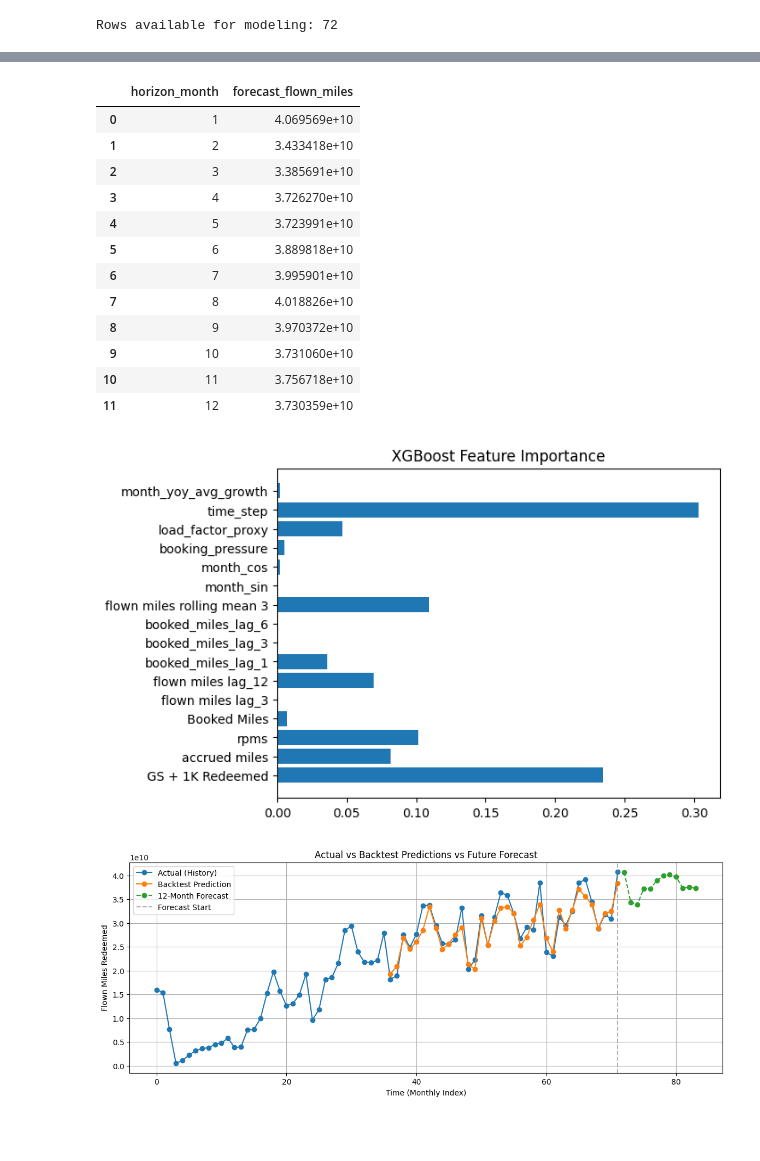
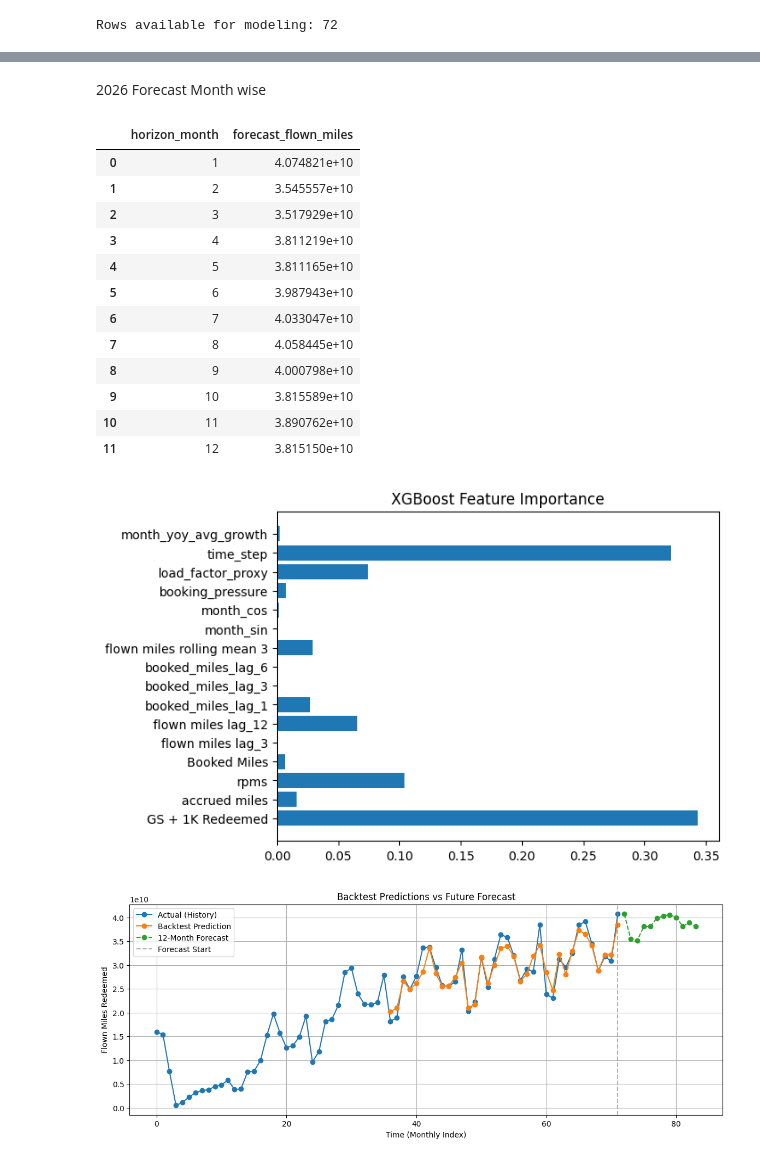
Before and after one commit to kkhushi03/Miles_Forecasting, a Jupyter notebook: Miles_Forecast_XGB/02_miles_forecasting.ipynb, the cells around one changed output, grey strips where cells are left out. Saved outputs shown, nothing was run; the diff lists cells and outputs as text; code cells hidden in the pictures; blank space fills up the shorter version.

```diff
--- a/Miles_Forecast_XGB/02_miles_forecasting.ipynb
+++ b/Miles_Forecast_XGB/02_miles_forecasting.ipynb
@@ -122,8 +124,8 @@ FEATURES = ["GS + 1K Redeemed",
     # "accrued:redeemed",
     "booking_pressure",
     "load_factor_proxy",
-    "time_step"
-    ,"month_yoy_avg_growth"
+    "time_step",
+    "month_yoy_avg_growth"
 ]
 # %%
 df_model = df[FEATURES + [TARGET]].dropna().reset_index(drop=True)
@@ -179,5 +181,5 @@ MAPE: 5.13%
 # %%
-xgb_model = XGBRegressor(
+final_model = XGBRegressor(
     n_estimators=400,
     learning_rate=0.05,
     max_depth=4,
@@ -239,6 +241,8 @@ for h in range(12):
         [df_future, new_row.to_frame().T],
         ignore_index=True
     )
+# %% [markdown]
+2026 Forecast Month wise
 # %%
 forecast_df = pd.DataFrame({
     "horizon_month": range(1, 13),
@@ -246,25 +250,25 @@ forecast_df = pd.DataFrame({
 forecast_df
 # %% [output]
 |  | horizon_month | forecast_flown_miles |
-| 0 | 1 | 4.069569e+10 |
-| 1 | 2 | 3.433418e+10 |
-| 2 | 3 | 3.385691e+10 |
-| 3 | 4 | 3.726270e+10 |
-| 4 | 5 | 3.723991e+10 |
-| 5 | 6 | 3.889818e+10 |
-| 6 | 7 | 3.995901e+10 |
-| 7 | 8 | 4.018826e+10 |
-| 8 | 9 | 3.970372e+10 |
-| 9 | 10 | 3.731060e+10 |
-| 10 | 11 | 3.756718e+10 |
-| 11 | 12 | 3.730359e+10 |
+| 0 | 1 | 4.074821e+10 |
+| 1 | 2 | 3.545557e+10 |
+| 2 | 3 | 3.517929e+10 |
+| 3 | 4 | 3.811219e+10 |
+| 4 | 5 | 3.811165e+10 |
+| 5 | 6 | 3.987943e+10 |
+| 6 | 7 | 4.033047e+10 |
+| 7 | 8 | 4.058445e+10 |
+| 8 | 9 | 4.000798e+10 |
+| 9 | 10 | 3.815589e+10 |
+| 10 | 11 | 3.890762e+10 |
+| 11 | 12 | 3.815150e+10 |
 # %%
 #just testing some important features importance to understand which features are driving the predictions the most
 plt.barh(FEATURES, final_model.feature_importances_)
 plt.title("XGBoost Feature Importance")
 plt.show()
 # %% [output]
-[figure, old version]
+[figure, new version]
 # %%
 # Lengths
 n_total = len(df_model)
@@ -278,22 +282,22 @@ forecast_x = np.arange(n_total, n_total + n_forecast)
 # %%
 plt.figure(figsize=(14,5))
 # Historical actuals
 plt.plot(actual_x, df_model[TARGET].values, label="Actual (History)", marker="o")
 
 # Walk-forward backtest predictions
 plt.plot(backtest_x, predictions, label="Backtest Prediction", marker="o")
 
 # Future forecasts
 plt.plot(forecast_x, future_preds, label="12-Month Forecast", marker="o", linestyle="--")
 
 # Visual separator for forecast start
 plt.axvline(x=n_total - 1, color="gray",linestyle="--", alpha=0.6,label="Forecast Start")
 
-plt.title("Actual vs Backtest Predictions vs Future Forecast")
+plt.title("Backtest Predictions vs Future Forecast")
 plt.xlabel("Time (Monthly Index)")
 plt.ylabel("Flown Miles Redeemed")
 plt.legend()
 plt.grid(True)
 plt.show()
 # %% [output]
-[figure, old version]
+[figure, new version]
```
Also changed, not shown: parts of 6 cells of this notebook.
